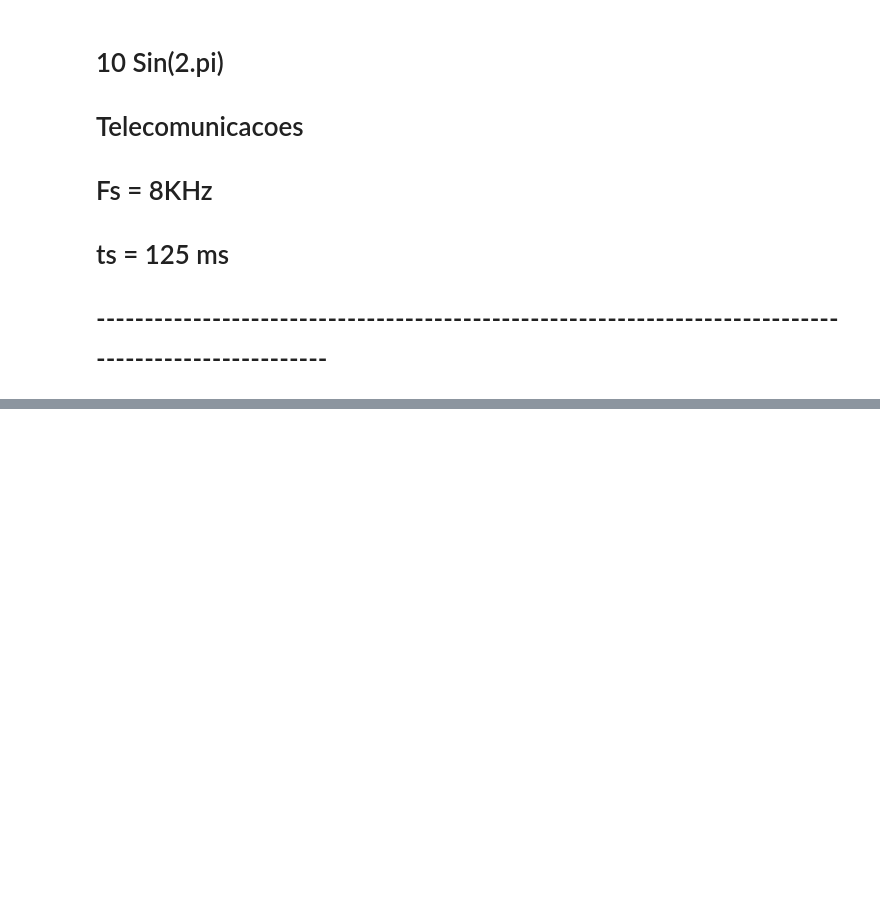
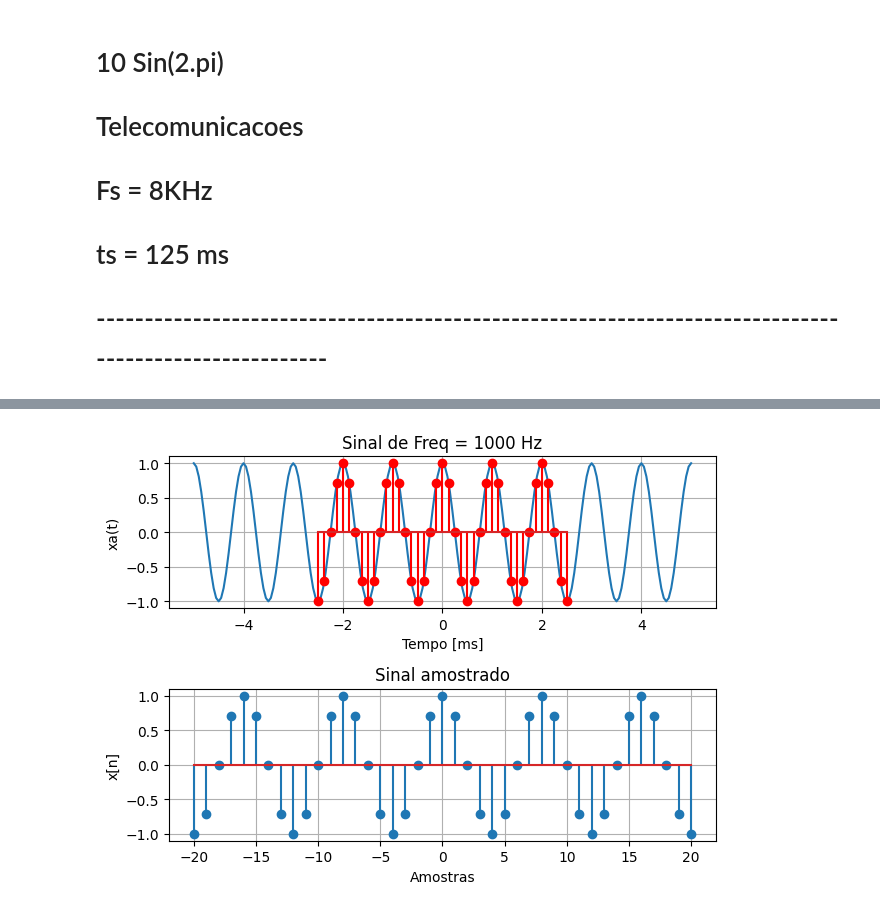
Before and after one commit to mpsmaker/UNIVALI, a Jupyter notebook: 21814_PDS/Aula_01/Note1_exemplo_amostragem.ipynb, the cells around one changed output, grey strips where cells are left out. Cells and saved outputs as stored; diff of their text form; code cells hidden in the pictures; blank space fills up the shorter version.

Commit message:
upd amostragens sinal analogico x amostras

```diff
--- a/21814_PDS/Aula_01/Note1_exemplo_amostragem.ipynb
+++ b/21814_PDS/Aula_01/Note1_exemplo_amostragem.ipynb
@@ -44,0 +42,65 @@
+# %%
+# Importando bibliotecas:
+# Nesta seção, importamos as bibliotecas numpy e matplotlib.pyplot.
+# A biblioteca numpy é usada para cálculos numéricos eficientes e manipulação de arrays,
+# enquanto matplotlib.pyplot é usada para plotar gráficos.
+
+import numpy as np
+import matplotlib.pyplot as plt
+
+
+# Criando o sinal analógico e plotando:
+# Nesta parte, definimos o intervalo de tempo t usando np.arange para criar um vetor
+# que varia de -5e-3 a 5e-3 em incrementos de Dt (5e-5).
+# Em seguida, criamos o sinal analógico xa utilizando a função np.cos para
+# gerar um sinal cosseno com frequência f.
+# Plotamos o sinal analógico usando plt.plot, configuramos os rótulos dos eixos
+# e o título do gráfico, e ativamos a grade com plt.grid(True).
+
+Dt = 5e-5
+t = np.arange(-5e-3, 5e-3 + Dt, Dt)
+
+# Plota o sinal analógico
+f = 1000
+xa = np.cos(2 * np.pi * f * t)
+
+plt.subplot(2, 1, 1)
+plt.plot(t * 1000, xa)
+plt.xlabel('Tempo [ms]')
+plt.ylabel('xa(t)')
+plt.title(f'Sinal de Freq = {f} Hz')
+plt.grid(True)
+
+
+# Criando o sinal discreto e plotando:
+# Aqui, definimos a taxa de amostragem Fs e o período de amostragem Ts.
+# Criamos um vetor n que varia de -20 a 20, representando as amostras discretas.
+# Calculamos o sinal discreto xd usando a fórmula do cosseno discreto.
+# Usamos plt.stem para criar um gráfico de haste (stem plot) do sinal discreto,
+# configuramos a cor para vermelho.
+
+Fs = 8000
+Ts = 1 / Fs
+n = np.arange(-20, 21)
+xd = np.cos(2 * np.pi * n * f / Fs)
+N = len(n)
+
+plt.stem(n * Ts * 1000, xd, 'r')
+
+
+# Plotando o sinal amostrado:
+# Aqui, criamos um novo subplot para o sinal amostrado e usamos plt.stem novamente para criar um gráfico de haste.
+# Definimos títulos, rótulos dos eixos e ativamos a grade. Finalmente, usamos plt.tight_layout() para ajustar
+# o layout dos subplots e plt.show() para exibir os gráficos.
+
+plt.subplot(2, 1, 2)
+plt.stem(n, xd)
+plt.title('Sinal amostrado')
+plt.xlabel('Amostras')
+plt.ylabel('x[n]')
+plt.grid(True)
+
+plt.tight_layout()
+plt.show()
+# %% [output]
+[figure, added]
```
Also changed, not shown: parts of 1 cell of this notebook, 1 other file.
